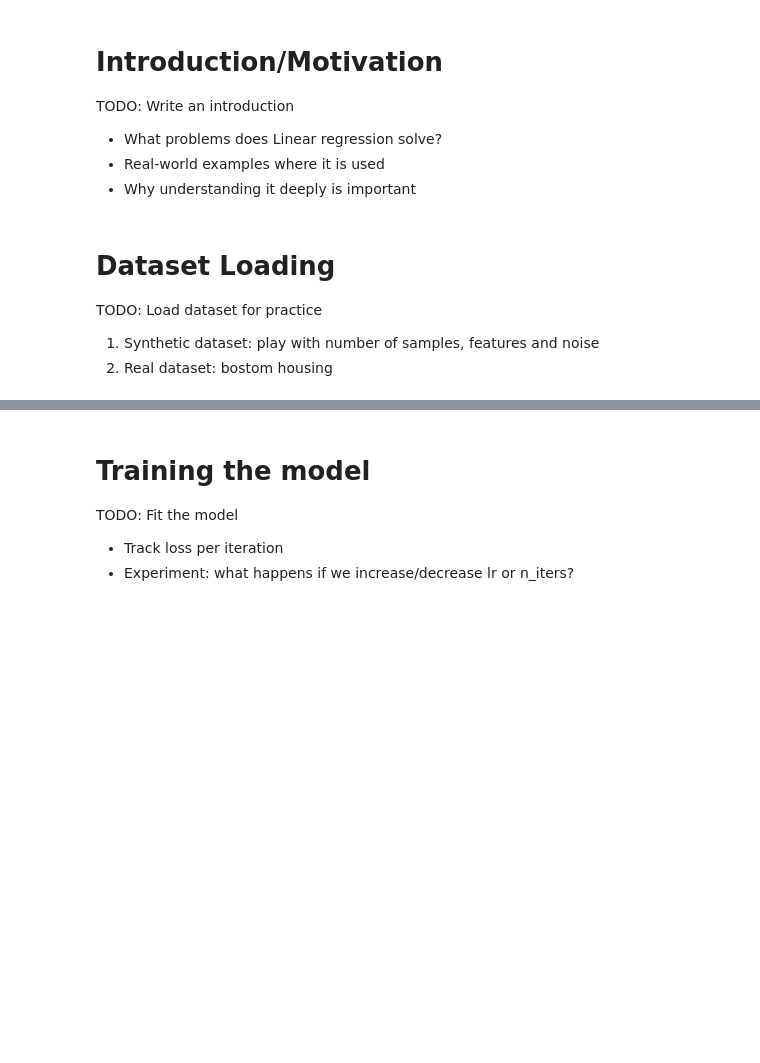
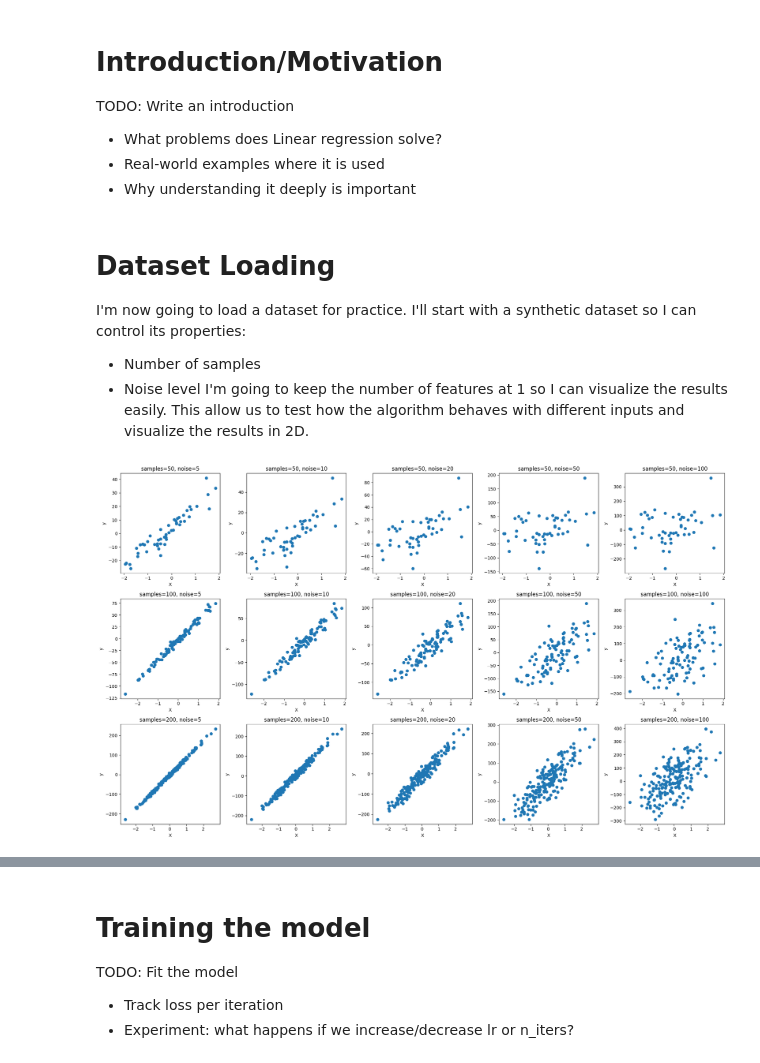
Before and after one commit to Imartinezcuevas/ML-From-Scratch, a Jupyter notebook: notebooks/01_linear_regression.ipynb, the cells around one changed output, grey strips where cells are left out. Saved outputs shown, nothing was run; the diff lists cells and outputs as text; code cells hidden in the pictures; blank space fills up the shorter version.

```diff
--- a/notebooks/01_linear_regression.ipynb
+++ b/notebooks/01_linear_regression.ipynb
@@ -6,19 +19,41 @@ TODO: Write an introduction
 - Why understanding it deeply is important
 # %% [markdown]
 # Dataset Loading
-
-TODO: Load dataset for practice
-1. Synthetic dataset: play with number of samples, features and noise
-2. Real dataset: bostom housing
+I'm now going to load a dataset for practice.
+I'll start with a synthetic dataset so I can control its properties:
+- Number of samples
+- Noise level
+I'm going to keep the number of features at 1 so I can visualize the results easily.
+This allow us to test how the algorithm behaves with different inputs and visualize the results in 2D.
 # %%
-from data.load_data import load_synthetic_regression, load_boston_dataset
+from data.load_data import load_synthetic_regression
+import matplotlib.pyplot as plt
 
-# TODO: Load synthetic dataset
-X, y = load_synthetic_regression(n_samples=100, n_features=1, noise=10, random_state=42)
+# Let's first define the parameter ranges
+sample_sizes = [50, 100, 200]
+noise_levels = [5, 10, 20, 50, 100]
 
-# TODO: Explore dataset
-# - Check shapes
-# - Print first few rows
-# - Plot X vs y (if 1 feature)
+# Initialize a dictionary to hold datasets
+datasets = {}
+
+# Decide the figure layout
+fig, axes = plt.subplots(len(sample_sizes), len(noise_levels), figsize=(20, 12))
+
+# Loop through the grid
+for i, sample in enumerate(sample_sizes):
+    for j, noise in enumerate(noise_levels):
+        key = f"samples_{sample}_noise_{noise}"
+        X, y, bias = load_synthetic_regression(n_samples=sample, n_features=1, noise=noise, random_state=42)
+        datasets[key] = (X, y, bias)
+        # Plot the points using scatter
+        ax = axes[i, j]
+        ax.scatter(X, y)
+        ax.set_title(f"samples={sample}, noise={noise}")
+        ax.set_xlabel("X")
+        ax.set_ylabel("y")
+
+plt.tight_layout()
+# %% [output]
+[figure, added]
 # %% [markdown]
 # Data processing
```
Also changed, not shown: parts of 8 cells of this notebook, 4 other files.
